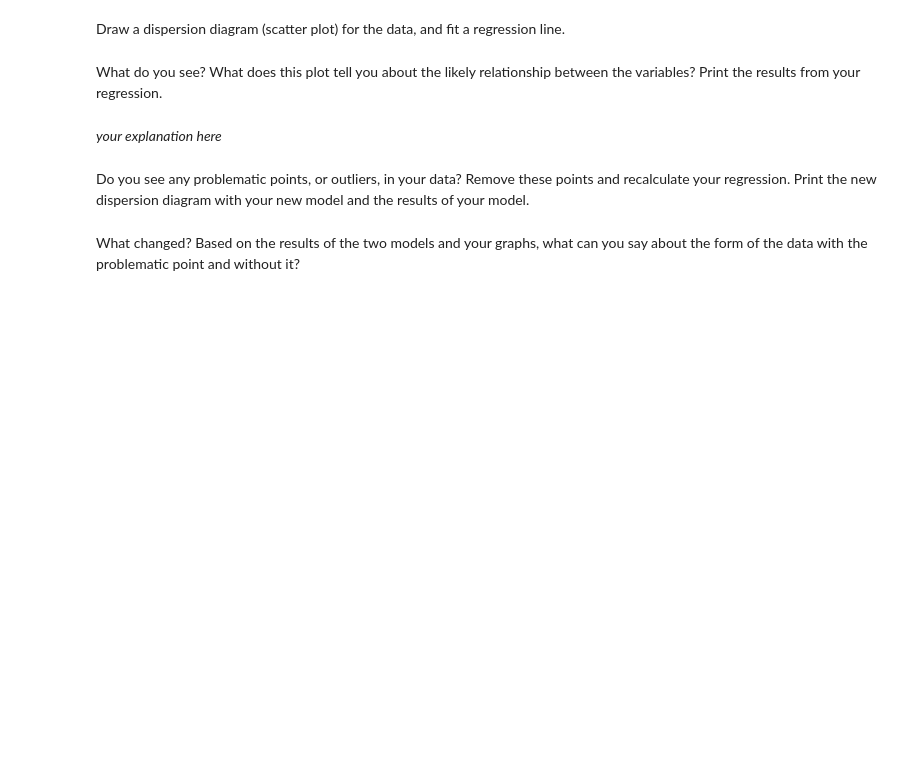
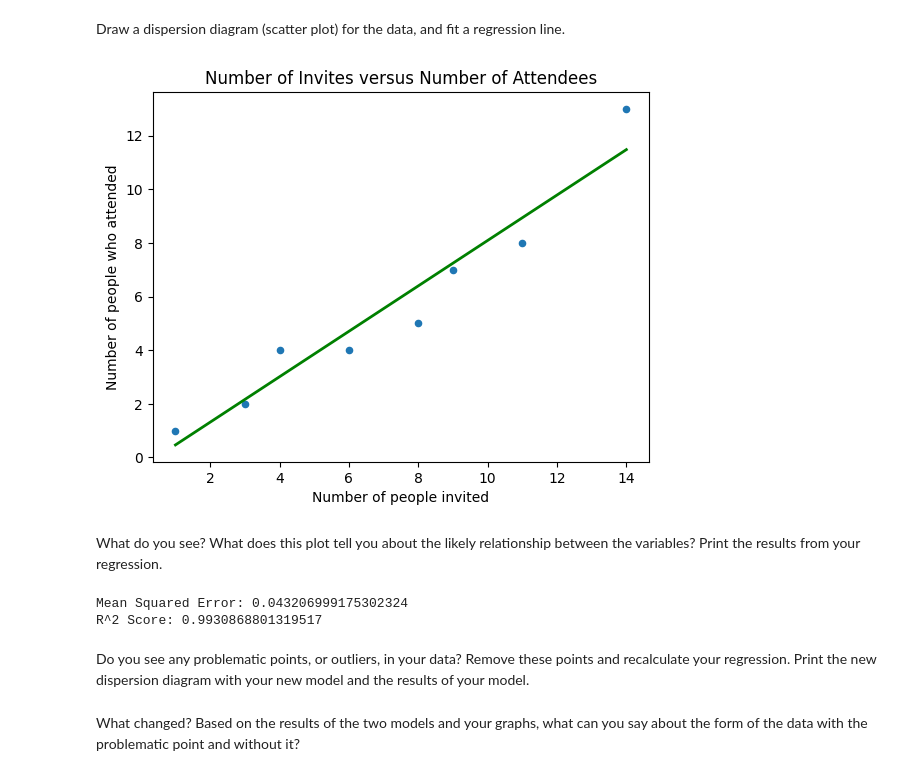
Before and after one commit to kurtisjw/lab-regression-analysis-en, a Jupyter notebook: your-code/lab-regression-analysis.ipynb, the cells around one changed output. Drawn from its saved outputs; the diff is of its cells as text; code cells hidden in the pictures; blank space fills up the shorter version.

```diff
--- a/your-code/lab-regression-analysis.ipynb
+++ b/your-code/lab-regression-analysis.ipynb
@@ -305,0 +304,4 @@ First, build a dataframe with the data.
+# %%
+data = [[1,1], [3,2], [4,4], [6,4], [8,5], [9,7], [11,8] , [14,13]]
+df = pd.DataFrame(data, columns = ['Number of people invited', 'Number of people who attended'])
+print(df.to_string(index=False))
@@ -310,7 +320,47 @@ Draw a dispersion diagram (scatter plot) for the data, and fit a regression line
+# %%
+# Independent and dependent variables
+x = df[['Number of people invited']]
+y = df['Number of people who attended']
+
+# Set the random seed. This insures reproducibility
+seed = 42
+
+# Split the data into training and testing sets
+x_train, x_test, y_train, y_test = train_test_split(x, y, test_size = 0.2, random_state = seed)
+
+# Build the linear regression model
+model = LinearRegression()
+model.fit(x_train, y_train)
+
+# Predict the dependent variable 'y' based on the independent variable 'x' using the test data (x_test)
+y_pred = model.predict(x_test)
+# %%
+# Scatter plot
+diagram = df.plot.scatter(x = 'Number of people invited', y = 'Number of people who attended')
+
+# Plot the regression line using the entire range of x
+plt.plot(df['Number of people invited'], model.predict(df[['Number of people invited']]), color='green', linewidth=2)
+
+# Add titles and labels
+plt.title('Number of Invites versus Number of Attendees')
+plt.xlabel('Number of people invited')
+plt.ylabel('Number of people who attended')
+
+plt.show()
+# %% [output]
+[figure, added]
 # %% [markdown]
 What do you see? What does this plot tell you about the likely relationship between the variables? Print the results from your regression.
-# %% [markdown]
-*your explanation here*
+# %%
+# Evaluate the model
+mse = mean_squared_error(y_test, y_pred)
+r2 = r2_score(y_test, y_pred)
+
+print(f"Mean Squared Error: {mse}")
+print(f"R^2 Score: {r2}")
+# %% [output]
+Mean Squared Error: 0.043206999175302324
+R^2 Score: 0.9930868801319517
 # %% [markdown]
 Do you see any problematic points, or outliers, in your data? Remove these points and recalculate your regression. Print the new dispersion diagram with your new model and the results of your model.
 # %%
```
Also changed, not shown: parts of 3 cells of this notebook.
